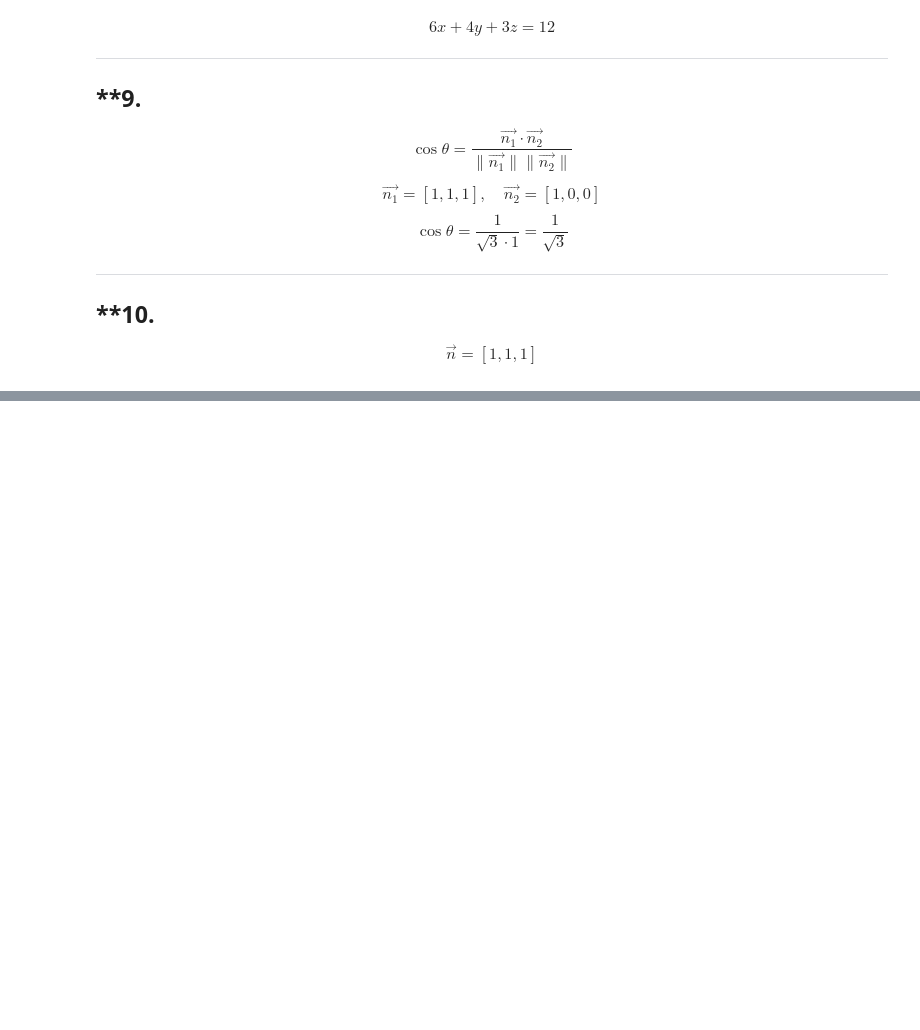
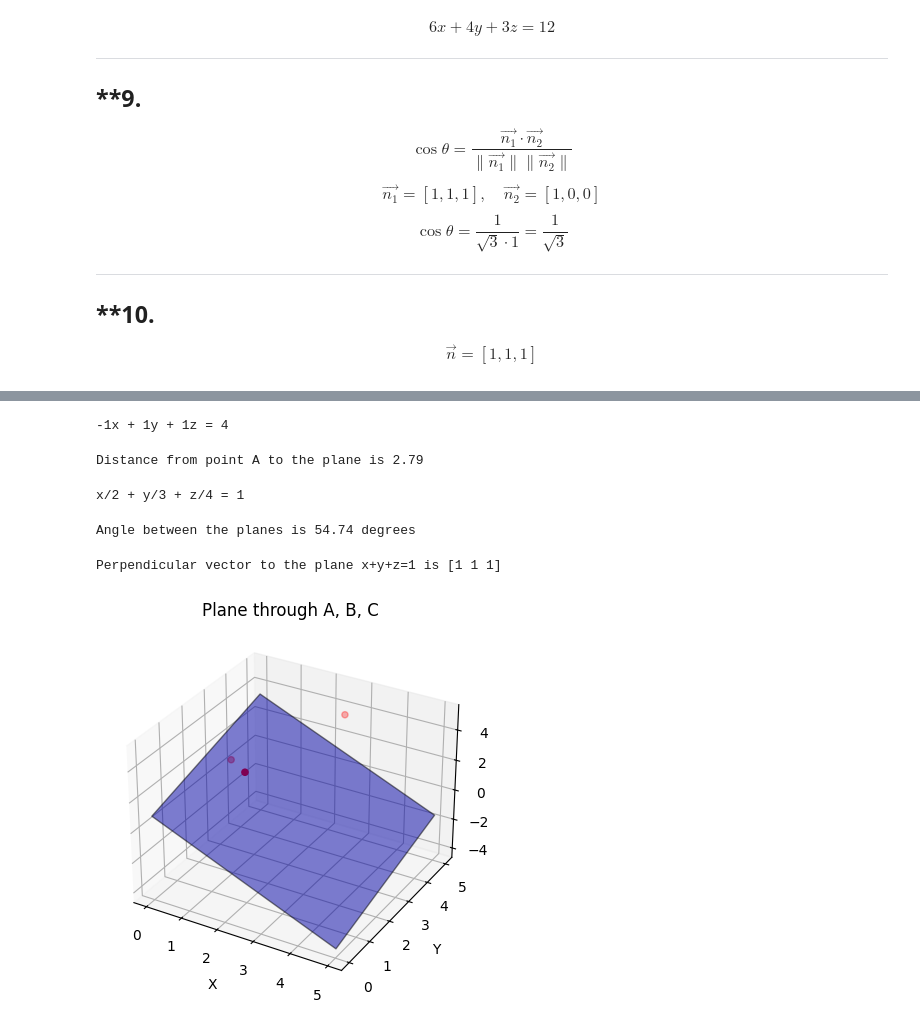
Before and after one commit to furk4nbaser1/Math-2024-25-Winter, a Jupyter notebook: Notebooks_EN/02_Analytic_Geometry/07_Planes_in_Space/07_Planes_in_Space.ipynb, the cells around one changed output, grey strips where cells are left out. Saved outputs shown, nothing was run; the diff lists cells and outputs as text; code cells hidden in the pictures; blank space fills up the shorter version.

```diff
--- a/Notebooks_EN/02_Analytic_Geometry/07_Planes_in_Space/07_Planes_in_Space.ipynb
+++ b/Notebooks_EN/02_Analytic_Geometry/07_Planes_in_Space/07_Planes_in_Space.ipynb
@@ -412,0 +411,63 @@ plt.show()
+# %%
+v1 = np.array([1, 0, 1])
+v2 = np.array([0, 1, -1])
+normal_vector_v1_v2 = np.cross(v1, v2)
+d_v1_v2 = np.dot(normal_vector_v1_v2, A)
+plane_equation_v1_v2 = f"{normal_vector_v1_v2[0]}x + {normal_vector_v1_v2[1]}y + {normal_vector_v1_v2[2]}z = {d_v1_v2}"
+print(plane_equation_v1_v2)
+# %% [output]
+-1x + 1y + 1z = 4
+# %%
+distance_to_plane = abs(2*A[0] + 3*A[1] + 4*A[2] - 5) / np.sqrt(2**2 + 3**2 + 4**2)
+print(f"Distance from point A to the plane is {distance_to_plane:.2f}")
+# %% [output]
+Distance from point A to the plane is 2.79
+# %%
+plane_intersect_axes = "x/2 + y/3 + z/4 = 1"
+print(plane_intersect_axes)
+# %% [output]
+x/2 + y/3 + z/4 = 1
+# %%
+cos_angle = np.dot([1, 1, 1], [1, 0, 0]) / (np.linalg.norm([1, 1, 1]) * np.linalg.norm([1, 0, 0]))
+angle_between_planes = np.arccos(cos_angle)
+print(f"Angle between the planes is {np.degrees(angle_between_planes):.2f} degrees")
+# %% [output]
+Angle between the planes is 54.74 degrees
+# %%
+perpendicular_vector = np.array([1, 1, 1])
+print(f"Perpendicular vector to the plane x+y+z=1 is {perpendicular_vector}")
+# %% [output]
+Perpendicular vector to the plane x+y+z=1 is [1 1 1]
+# %%
+import numpy as np
+import matplotlib.pyplot as plt
+from mpl_toolkits.mplot3d import Axes3D
+
+fig = plt.figure()
+ax = fig.add_subplot(111, projection='3d')
+
+# Points
+A = np.array([1, 2, 3])
+B = np.array([3, 4, 5])
+C = np.array([2, 1, 4])
+
+# Plane
+points = np.array([A, B, C])
+x_range = np.linspace(0, 5, 10)
+y_range = np.linspace(0, 5, 10)
+X, Y = np.meshgrid(x_range, y_range)
+Z = (2 - 2*X + Y)/2  # From cross product and point
+
+# Plot points
+ax.scatter(points[:, 0], points[:, 1], points[:, 2], color='r')
+
+# Plot plane
+ax.plot_surface(X, Y, Z, alpha=0.5, rstride=100, cstride=100, color='b', edgecolor='k')
+
+ax.set_xlabel('X')
+ax.set_ylabel('Y')
+ax.set_zlabel('Z')
+plt.title('Plane through A, B, C')
+plt.show()
+# %% [output]
+[figure, added]
```
Also changed, not shown: parts of 7 cells of this notebook.
